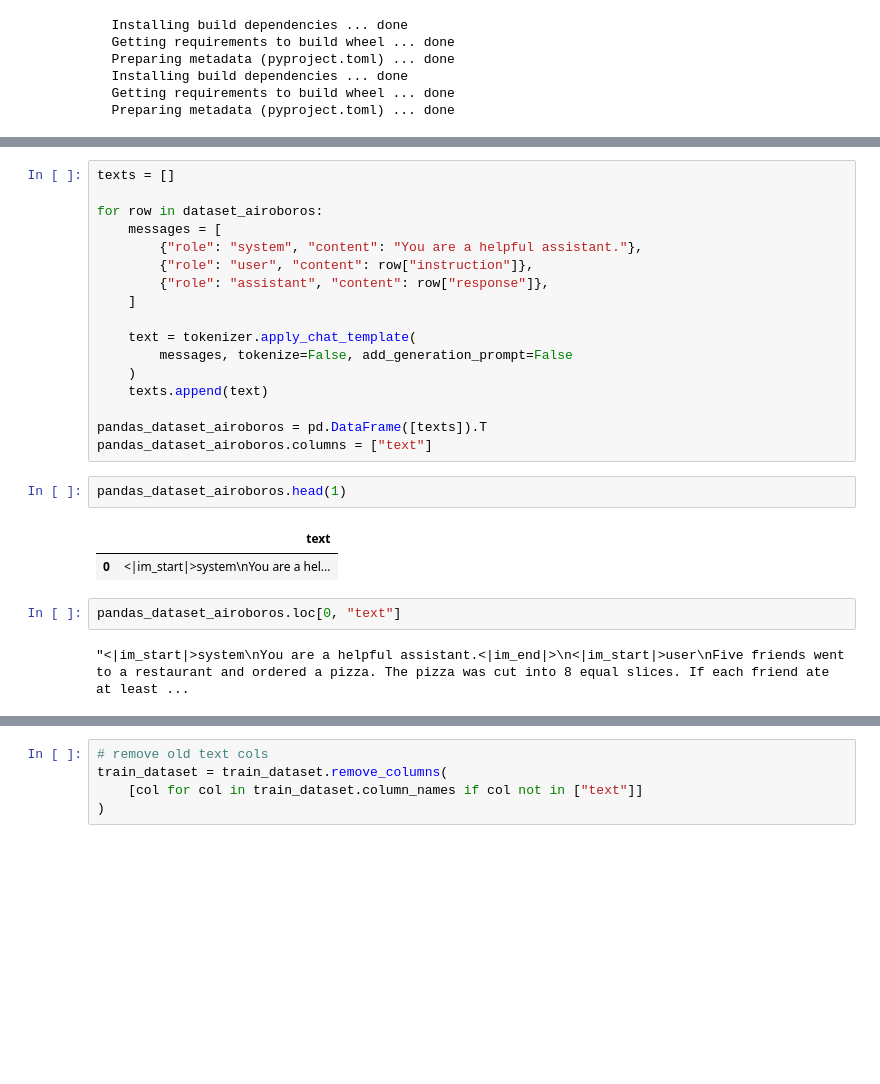
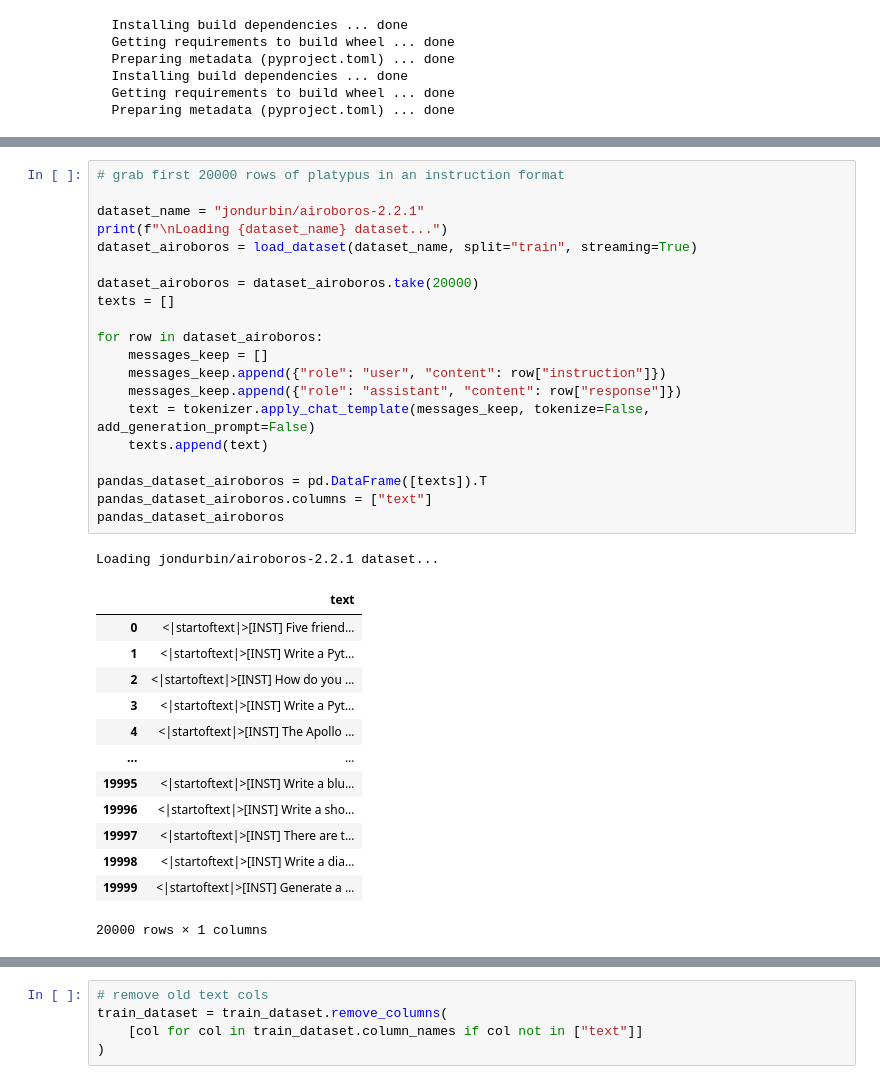
Before and after one commit to daniel-furman/sft-demos, a Jupyter notebook: src/sft/yi/sft_Yi_6B_Instruct_v0_1_peft.ipynb, the cells around one changed output, grey strips where cells are left out. Drawn from its saved outputs; the diff is of its cells as text; blank space fills up the shorter version.

```diff
--- a/src/sft/yi/sft_Yi_6B_Instruct_v0_1_peft.ipynb
+++ b/src/sft/yi/sft_Yi_6B_Instruct_v0_1_peft.ipynb
@@ -126,26 +173,35 @@ Dataset({
 # %%
+# grab first 20000 rows of platypus in an instruction format
+
+dataset_name = "jondurbin/airoboros-2.2.1"
+print(f"\nLoading {dataset_name} dataset...")
+dataset_airoboros = load_dataset(dataset_name, split="train", streaming=True)
+
+dataset_airoboros = dataset_airoboros.take(20000)
 texts = []
 
 for row in dataset_airoboros:
-    messages = [
-        {"role": "system", "content": "You are a helpful assistant."},
-        {"role": "user", "content": row["instruction"]},
-        {"role": "assistant", "content": row["response"]},
-    ]
-
-    text = tokenizer.apply_chat_template(
-        messages, tokenize=False, add_generation_prompt=False
-    )
+    messages_keep = []
+    messages_keep.append({"role": "user", "content": row["instruction"]})
+    messages_keep.append({"role": "assistant", "content": row["response"]})
+    text = tokenizer.apply_chat_template(messages_keep, tokenize=False, add_generation_prompt=False)
     texts.append(text)
 
 pandas_dataset_airoboros = pd.DataFrame([texts]).T
 pandas_dataset_airoboros.columns = ["text"]
+pandas_dataset_airoboros
+# %% [output]
+Loading jondurbin/airoboros-2.2.1 dataset...
+|  | text |
+| 0 | <|startoftext|>[INST] Five friend... |
+| 1 | <|startoftext|>[INST] Write a Pyt... |
+| 2 | <|startoftext|>[INST] How do you ... |
+| 3 | <|startoftext|>[INST] Write a Pyt... |
+| 4 | <|startoftext|>[INST] The Apollo ... |
+| ... | ... |
+| 19995 | <|startoftext|>[INST] Write a blu... |
+| 19996 | <|startoftext|>[INST] Write a sho... |
+| 19997 | <|startoftext|>[INST] There are t... |
+| 19998 | <|startoftext|>[INST] Write a dia... |
+| 19999 | <|startoftext|>[INST] Generate a ... |
+20000 rows × 1 columns
-# %%
-pandas_dataset_airoboros.head(1)
-# %% [output]
-|  | text |
-| 0 | <|im_start|>system\nYou are a hel... |
-# %%
-pandas_dataset_airoboros.loc[0, "text"]
-# %% [output]
-"<|im_start|>system\nYou are a helpful assistant.<|im_end|>\n<|im_start|>user\nFive friends went to a restaurant and ordered a pizza. The pizza was cut into 8 equal slices. If each friend ate at least ...
```
Also changed, not shown: parts of 48 cells of this notebook, 1 other file.
